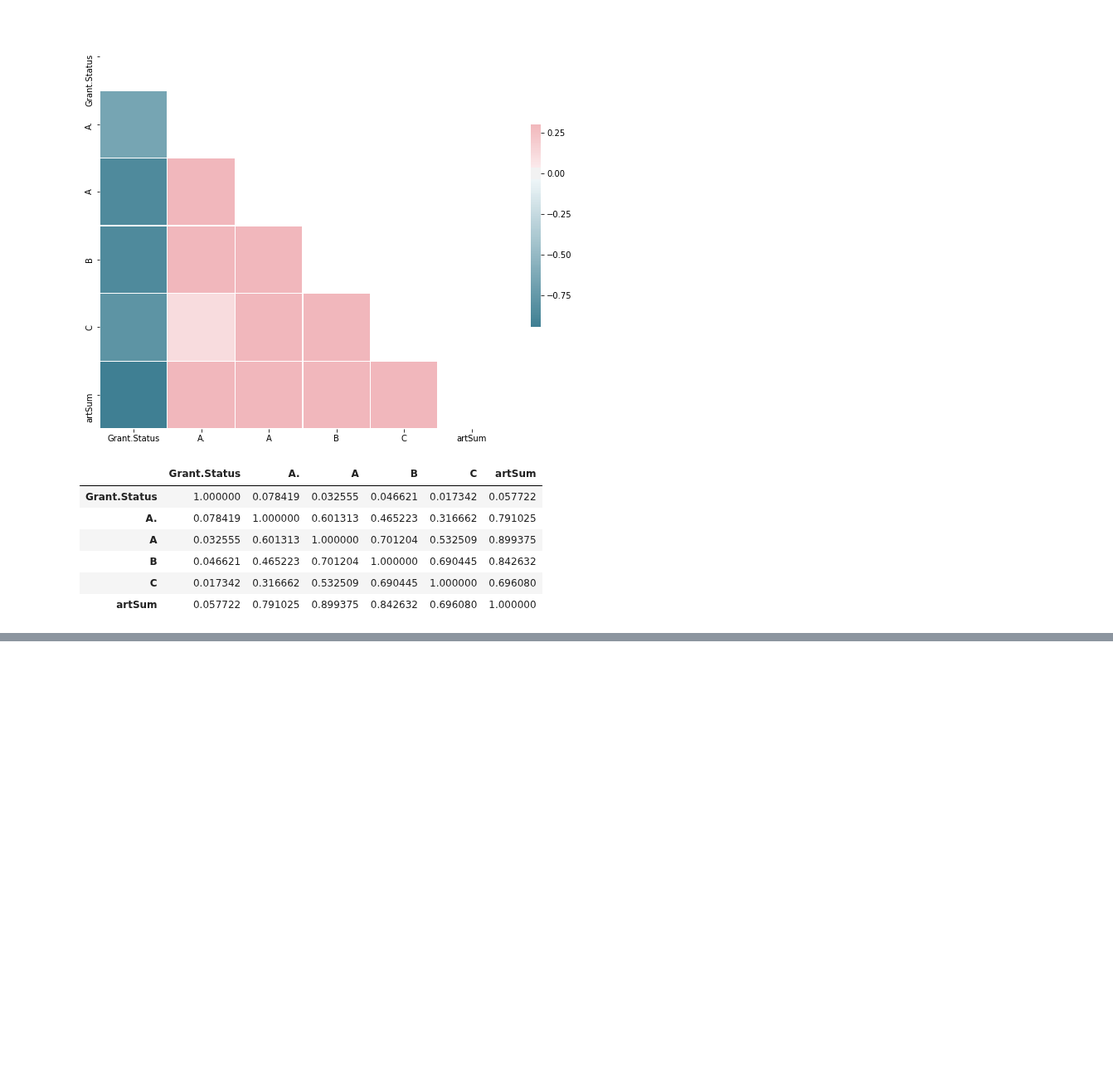
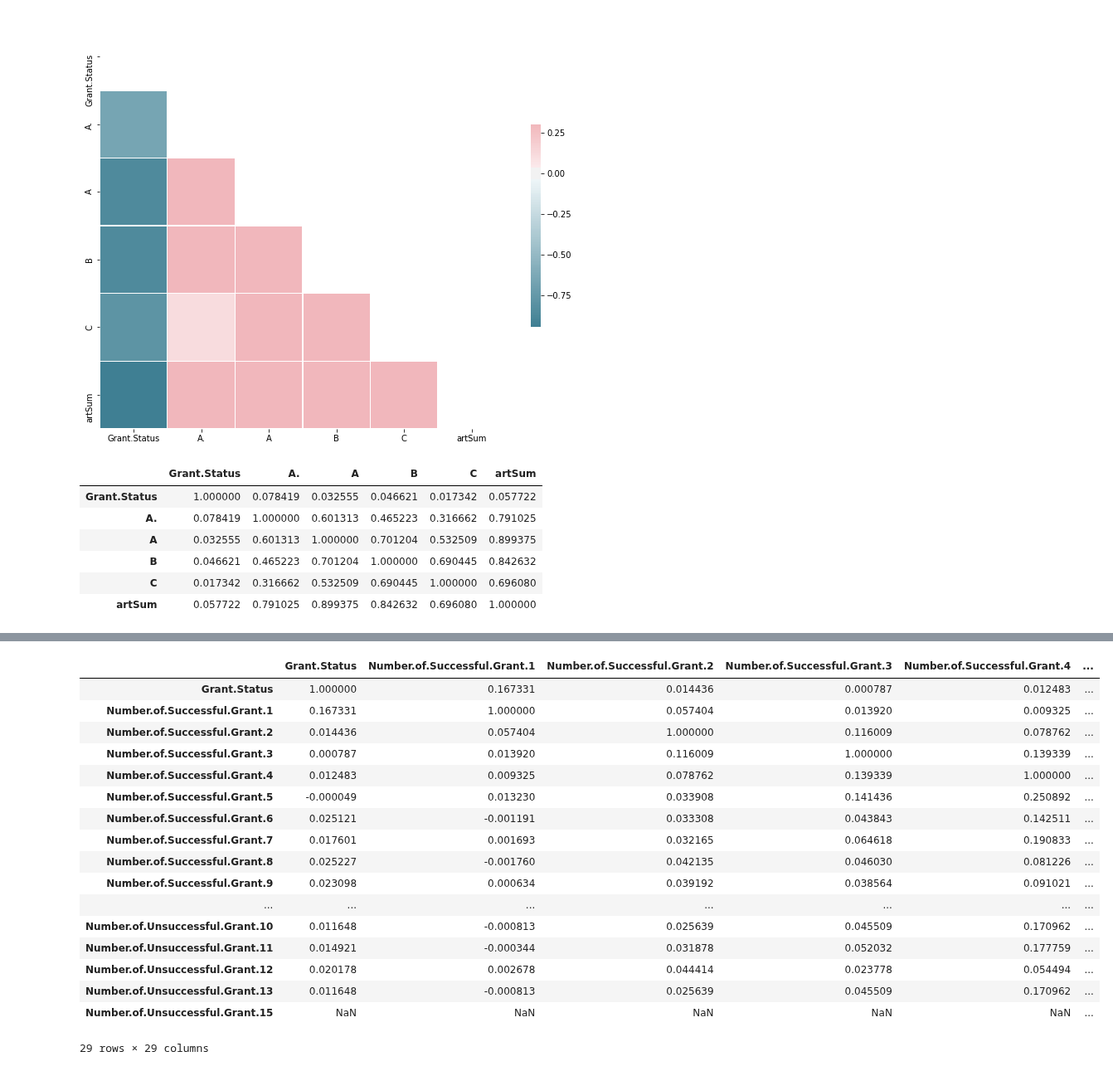
Before and after one commit to 2018HCIntern/2018HCIntern, a Jupyter notebook: GAN/milestone.grant/eda.ipynb, the cells around one changed output, grey strips where cells are left out. Shown at 83% size. Drawn from its saved outputs; the diff is of its cells as text; code cells hidden in the pictures; blank space fills up the shorter version.

```diff
--- a/GAN/milestone.grant/eda.ipynb
+++ b/GAN/milestone.grant/eda.ipynb
@@ -141,0 +203,2 @@ Name: Grant.Status, Length: 166, dtype: float64
+# %%
+tr_d['Number.of.Successful.Grant'] = tr_d[class_list(tr_d, 'Number.of.Successful.Grant')].fillna(0).sum()
@@ -141,0 +210,21 @@ Name: Grant.Status, Length: 166, dtype: float64
+# %%
+tr_d[['Grant.Status'] + class_list(tr_d, 'Number.of.Successful.Grant') + class_list(tr_d, 'Number.of.Unsuccessful.Grant')].corr()
+# %% [output]
+|  | Grant.Status | Number.of.Successful.Grant.1 | Number.of.Successful.Grant.2 | Number.of.Successful.Grant.3 | Number.of.Successful.Grant.4 | ... |
+| Grant.Status | 1.000000 | 0.167331 | 0.014436 | 0.000787 | 0.012483 | ... |
+| Number.of.Successful.Grant.1 | 0.167331 | 1.000000 | 0.057404 | 0.013920 | 0.009325 | ... |
+| Number.of.Successful.Grant.2 | 0.014436 | 0.057404 | 1.000000 | 0.116009 | 0.078762 | ... |
+| Number.of.Successful.Grant.3 | 0.000787 | 0.013920 | 0.116009 | 1.000000 | 0.139339 | ... |
+| Number.of.Successful.Grant.4 | 0.012483 | 0.009325 | 0.078762 | 0.139339 | 1.000000 | ... |
+| Number.of.Successful.Grant.5 | -0.000049 | 0.013230 | 0.033908 | 0.141436 | 0.250892 | ... |
+| Number.of.Successful.Grant.6 | 0.025121 | -0.001191 | 0.033308 | 0.043843 | 0.142511 | ... |
+| Number.of.Successful.Grant.7 | 0.017601 | 0.001693 | 0.032165 | 0.064618 | 0.190833 | ... |
+| Number.of.Successful.Grant.8 | 0.025227 | -0.001760 | 0.042135 | 0.046030 | 0.081226 | ... |
+| Number.of.Successful.Grant.9 | 0.023098 | 0.000634 | 0.039192 | 0.038564 | 0.091021 | ... |
+| ... | ... | ... | ... | ... | ... | ... |
+| Number.of.Unsuccessful.Grant.10 | 0.011648 | -0.000813 | 0.025639 | 0.045509 | 0.170962 | ... |
+| Number.of.Unsuccessful.Grant.11 | 0.014921 | -0.000344 | 0.031878 | 0.052032 | 0.177759 | ... |
+| Number.of.Unsuccessful.Grant.12 | 0.020178 | 0.002678 | 0.044414 | 0.023778 | 0.054494 | ... |
+| Number.of.Unsuccessful.Grant.13 | 0.011648 | -0.000813 | 0.025639 | 0.045509 | 0.170962 | ... |
+| Number.of.Unsuccessful.Grant.15 | NaN | NaN | NaN | NaN | NaN | ... |
+29 rows × 29 columns
```
Also changed, not shown: parts of 22 cells of this notebook, 1 other file.
